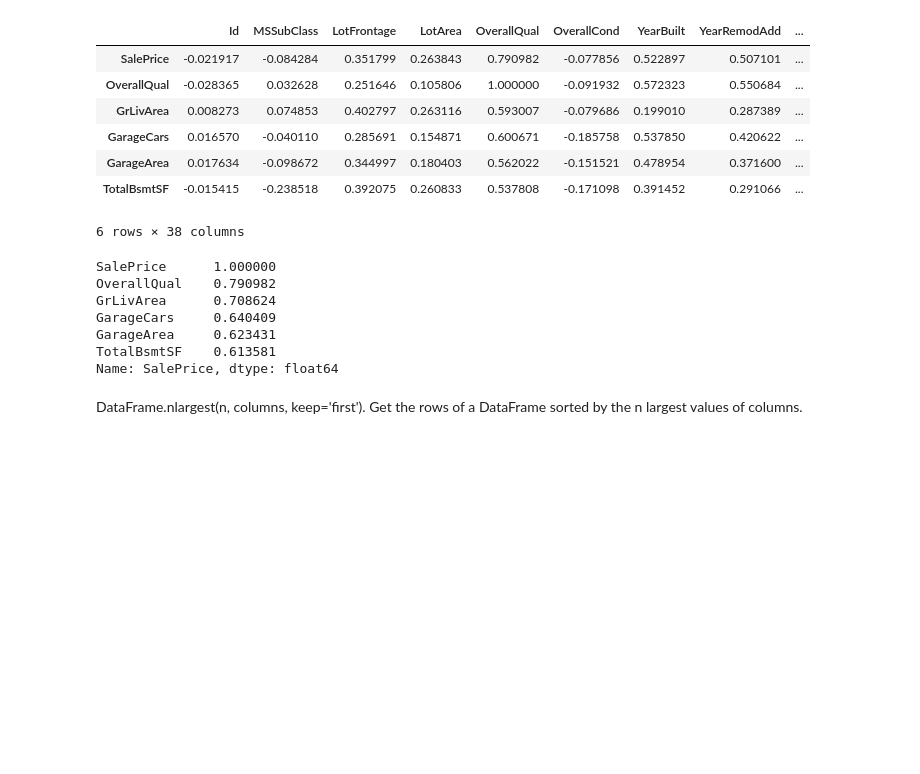
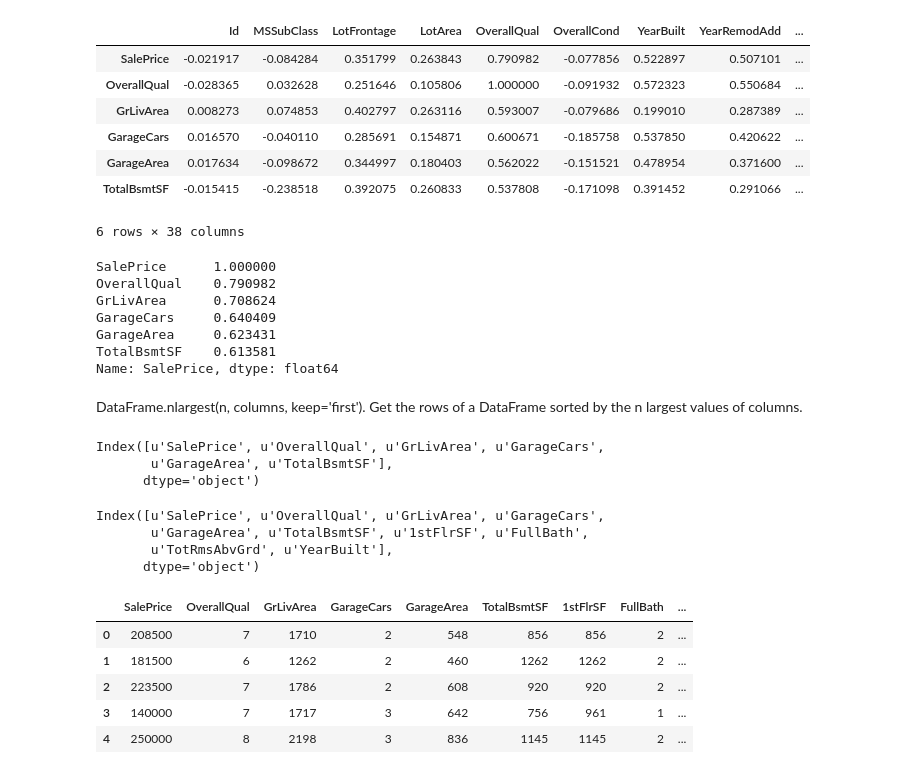
Before and after one commit to sushant2811/KaggleHousingPrices, a Jupyter notebook: KaggleHousingPrices.ipynb, the cells around one changed output. Cells and saved outputs as stored; diff of their text form; code cells hidden in the pictures; blank space fills up the shorter version.

```diff
--- a/KaggleHousingPrices.ipynb
+++ b/KaggleHousingPrices.ipynb
@@ -360,3 +360,9 @@ Name: SalePrice, dtype: float64
 # %% [markdown]
 DataFrame.nlargest(n, columns, keep='first').
 Get the rows of a DataFrame sorted by the n largest values of columns.
+# %%
+corrmat.nlargest(6, 'SalePrice')['SalePrice'].index
+# %% [output]
+Index([u'SalePrice', u'OverallQual', u'GrLivArea', u'GarageCars',
+       u'GarageArea', u'TotalBsmtSF'],
+      dtype='object')
@@ -362,0 +373,16 @@ Get the rows of a DataFrame sorted by the n largest values of columns.
+# %%
+cols
+# %% [output]
+Index([u'SalePrice', u'OverallQual', u'GrLivArea', u'GarageCars',
+       u'GarageArea', u'TotalBsmtSF', u'1stFlrSF', u'FullBath',
+       u'TotRmsAbvGrd', u'YearBuilt'],
+      dtype='object')
+# %%
+train_df[cols].head()
+# %% [output]
+|  | SalePrice | OverallQual | GrLivArea | GarageCars | GarageArea | TotalBsmtSF | 1stFlrSF | FullBath | ... |
+| 0 | 208500 | 7 | 1710 | 2 | 548 | 856 | 856 | 2 | ... |
+| 1 | 181500 | 6 | 1262 | 2 | 460 | 1262 | 1262 | 2 | ... |
+| 2 | 223500 | 7 | 1786 | 2 | 608 | 920 | 920 | 2 | ... |
+| 3 | 140000 | 7 | 1717 | 3 | 642 | 756 | 961 | 1 | ... |
+| 4 | 250000 | 8 | 2198 | 3 | 836 | 1145 | 1145 | 2 | ... |
```
Also changed, not shown: parts of 7 cells of this notebook.
